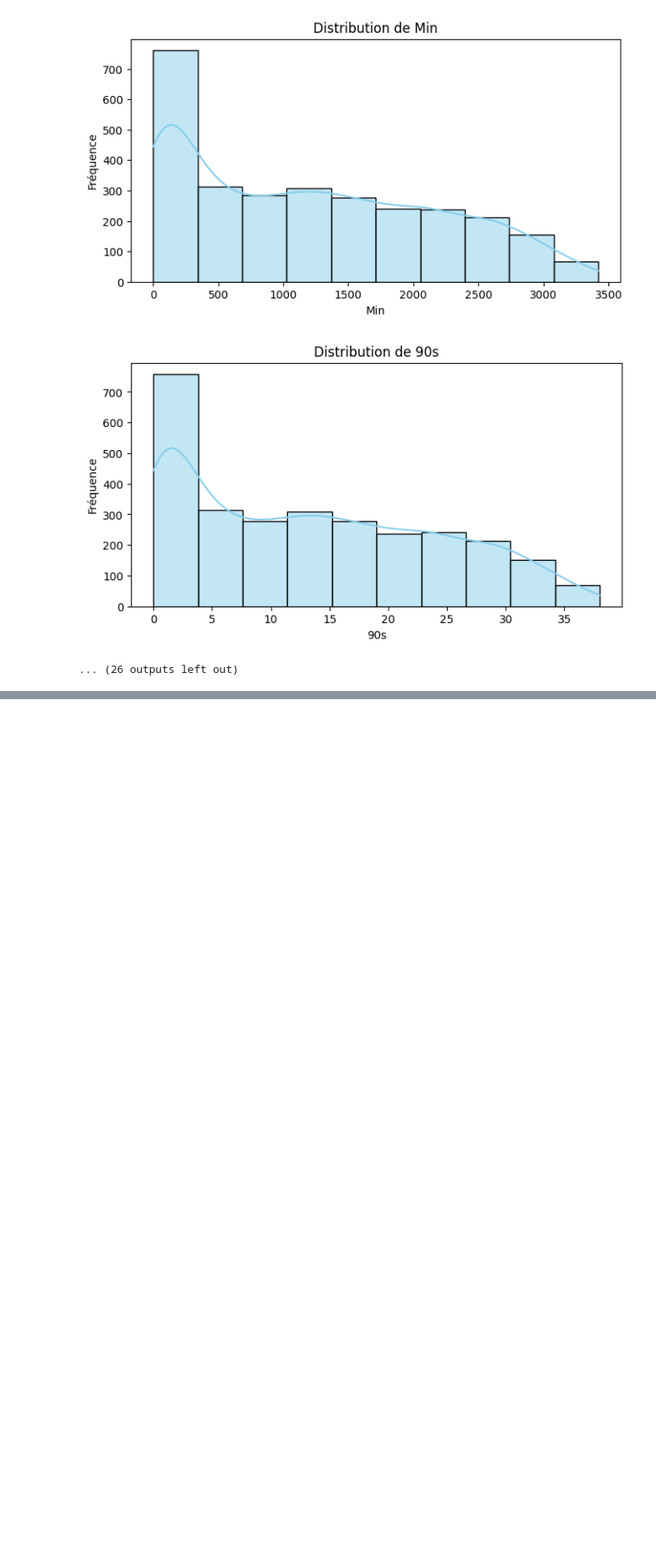
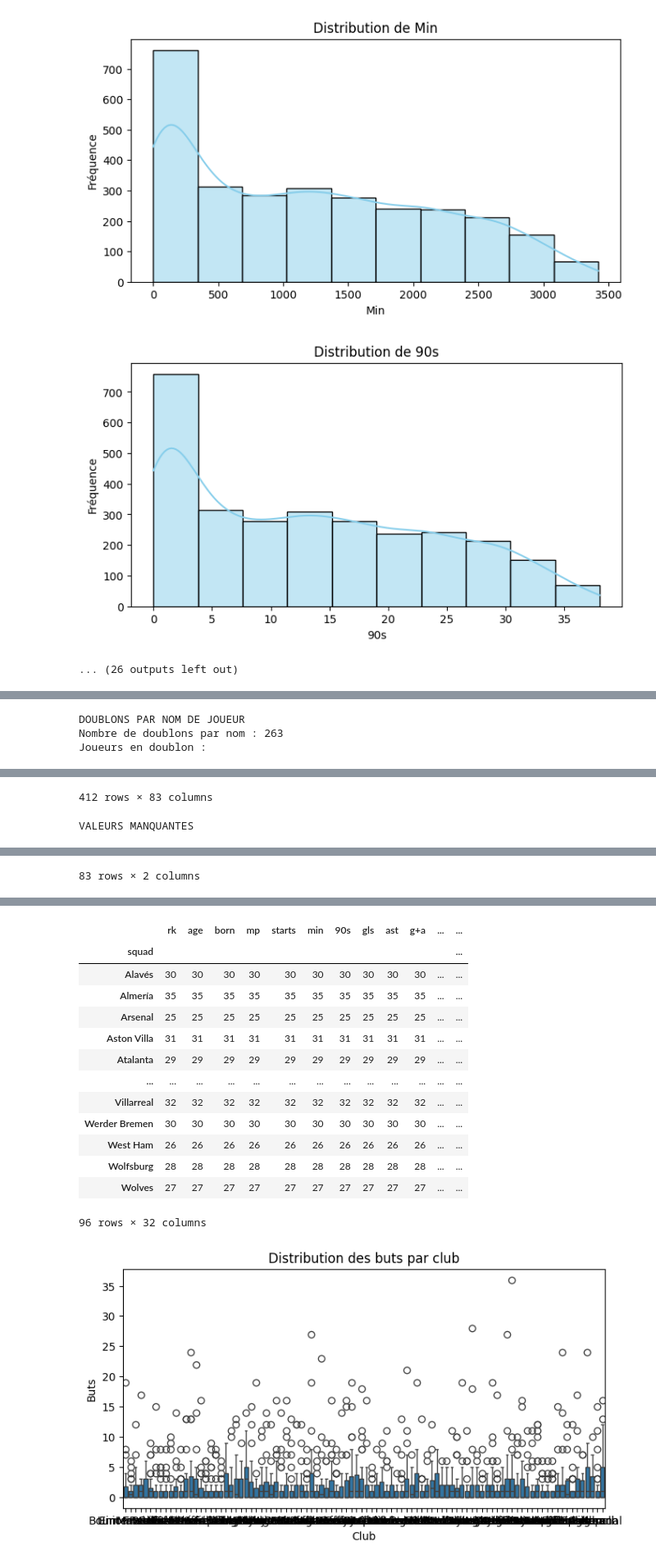
Before and after one commit to B3ANQ/SoccerStats, a Jupyter notebook: analyse.ipynb, the cells around one changed output, grey strips where cells are left out. Shown at 82% size. Cells and saved outputs as stored; diff of their text form; code cells hidden in the pictures; blank space fills up the shorter version.

Commit message:
doublons + fichier concaténer

```diff
--- a/analyse.ipynb
+++ b/analyse.ipynb
@@ -101,0 +131,11 @@ VALEURS MANQUANTES
+# %%
+def clean_csv(path):
+    df = pd.read_csv(path)
+    df = df.loc[:, ~df.columns.str.contains('^Unnamed')]
+    df.columns = df.columns.str.strip().str.lower()
+    return df
+# %%
+df1 = clean_csv("datas/top5-players.csv")
+df2 = clean_csv("Defensive.csv")
+df3 = clean_csv("keepers.csv")
+df4 = clean_csv("Passing.csv")
@@ -101,0 +153,3 @@ VALEURS MANQUANTES
+# %%
+df_total = pd.concat([df1, df2, df3, df4], axis=1)
+display(df_total.head())
@@ -101,0 +164,48 @@ VALEURS MANQUANTES
+# %%
+if 'player' in df_total.columns:
+    print("\nDOUBLONS PAR NOM DE JOUEUR")
+    nb_doublons_nom = df_total.duplicated(subset=['player']).sum()
+    print("Nombre de doublons par nom :", nb_doublons_nom)
+
+    doublons_joueurs = df_total[df_total.duplicated(subset=['player'], keep=False)]
+    if not doublons_joueurs.empty:
+        print("Joueurs en doublon :")
+        display(doublons_joueurs)
+    else:
+        print("Aucun doublon trouvé.")
+else:
+    print("La colonne 'player' n'existe pas dans ce CSV.")
+
+print("\nVALEURS MANQUANTES")
+missing_report = pd.DataFrame({
+    'Valeurs manquantes': df_total.isnull().sum(),
+    '% manquant': (df_total.isnull().mean() * 100).round(2)
+})
+display(missing_report)
+
+numerical_cols = df_total.select_dtypes(include=np.number).columns.tolist()
+
+
+
+for col in numerical_cols:
+    moyenne = np.mean(df_total[col])
+    med = np.median(df_total[col])
+    ecart_type = np.std(df_total[col])
+    print(f"\nStatistiques pour {col}:")
+    print(f"  Moyenne : {moyenne:.2f}")
+
+if 'squad' in df_total.columns:
+    stats_par_club = df_total.groupby('squad')[numerical_cols].count()
+    print("\nNombre de valeurs par colonne pour chaque club :")
+    display(stats_par_club)
+    if 'gls' in df_total.columns:
+        plt.figure(figsize=(8,4))
+        sns.boxplot(x='squad', y='gls', data=df_total)
+        plt.title("Distribution des buts par club")
+        plt.xlabel("Club")
+        plt.ylabel("Buts")
+        plt.show()
+# %% [output]
+DOUBLONS PAR NOM DE JOUEUR
+Nombre de doublons par nom : 263
+Joueurs en doublon :
@@ -101,0 +224,2 @@ VALEURS MANQUANTES
+412 rows × 83 columns
+VALEURS MANQUANTES
@@ -101,0 +238 @@ VALEURS MANQUANTES
+83 rows × 2 columns
@@ -101,0 +256,15 @@ VALEURS MANQUANTES
+|  | rk | age | born | mp | starts | min | 90s | gls | ast | g+a | ... | ... |
+| squad |  |  |  |  |  |  |  |  |  |  |  | ... |
+| Alavés | 30 | 30 | 30 | 30 | 30 | 30 | 30 | 30 | 30 | 30 | ... | ... |
+| Almería | 35 | 35 | 35 | 35 | 35 | 35 | 35 | 35 | 35 | 35 | ... | ... |
+| Arsenal | 25 | 25 | 25 | 25 | 25 | 25 | 25 | 25 | 25 | 25 | ... | ... |
+| Aston Villa | 31 | 31 | 31 | 31 | 31 | 31 | 31 | 31 | 31 | 31 | ... | ... |
+| Atalanta | 29 | 29 | 29 | 29 | 29 | 29 | 29 | 29 | 29 | 29 | ... | ... |
+| ... | ... | ... | ... | ... | ... | ... | ... | ... | ... | ... | ... | ... |
+| Villarreal | 32 | 32 | 32 | 32 | 32 | 32 | 32 | 32 | 32 | 32 | ... | ... |
+| Werder Bremen | 30 | 30 | 30 | 30 | 30 | 30 | 30 | 30 | 30 | 30 | ... | ... |
+| West Ham | 26 | 26 | 26 | 26 | 26 | 26 | 26 | 26 | 26 | 26 | ... | ... |
+| Wolfsburg | 28 | 28 | 28 | 28 | 28 | 28 | 28 | 28 | 28 | 28 | ... | ... |
+| Wolves | 27 | 27 | 27 | 27 | 27 | 27 | 27 | 27 | 27 | 27 | ... | ... |
+96 rows × 32 columns
+[figure, added]
```
Also changed, not shown: parts of 4 cells of this notebook.
